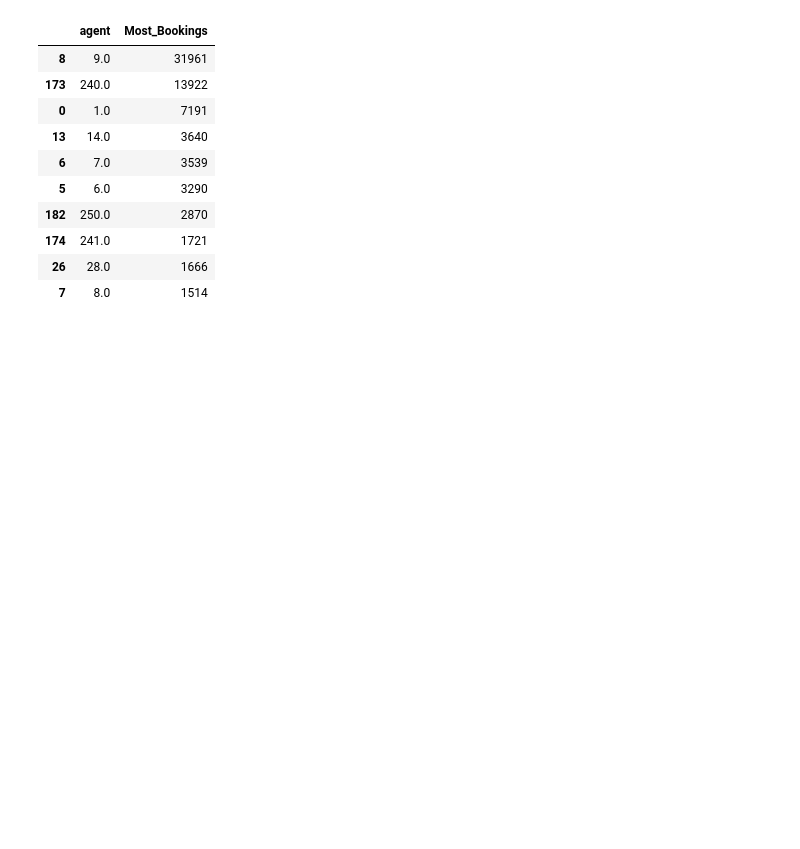
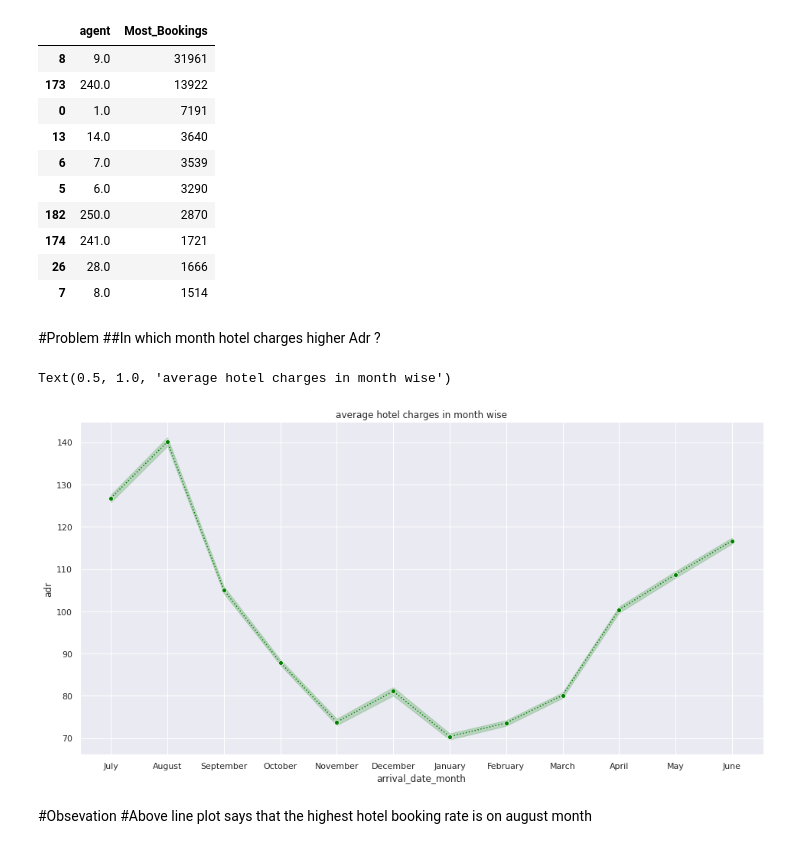
Before and after one commit to Almabette/HotelBookingAnalysis, a Jupyter notebook: Copy_of_Copy_of_Hotel_Booking_Analysis_Capstone_Project.ipynb, the cells around one changed output. Drawn from its saved outputs; the diff is of its cells as text; code cells hidden in the pictures; blank space fills up the shorter version.

```diff
--- a/Copy_of_Copy_of_Hotel_Booking_Analysis_Capstone_Project.ipynb
+++ b/Copy_of_Copy_of_Hotel_Booking_Analysis_Capstone_Project.ipynb
@@ -729,3 +697,18 @@ top_bookings
 | 174 | 241.0 | 1721 |
 | 26 | 28.0 | 1666 |
 | 7 | 8.0 | 1514 |
+# %% [markdown]
+#Problem
+##In which month hotel charges higher Adr ?
+# %%
+plt.figure(figsize=(16,8))
+sns.lineplot(x='arrival_date_month',y='adr',data=df , color='green',
+         marker='o',
+         linestyle='dotted',)
+plt.title('average hotel charges in month wise')
+# %% [output]
+Text(0.5, 1.0, 'average hotel charges in month wise')
+[figure, added]
+# %% [markdown]
+#Obsevation
+#Above line plot says that the highest hotel booking rate  is on august month
```
Also changed, not shown: parts of 21 cells of this notebook.
